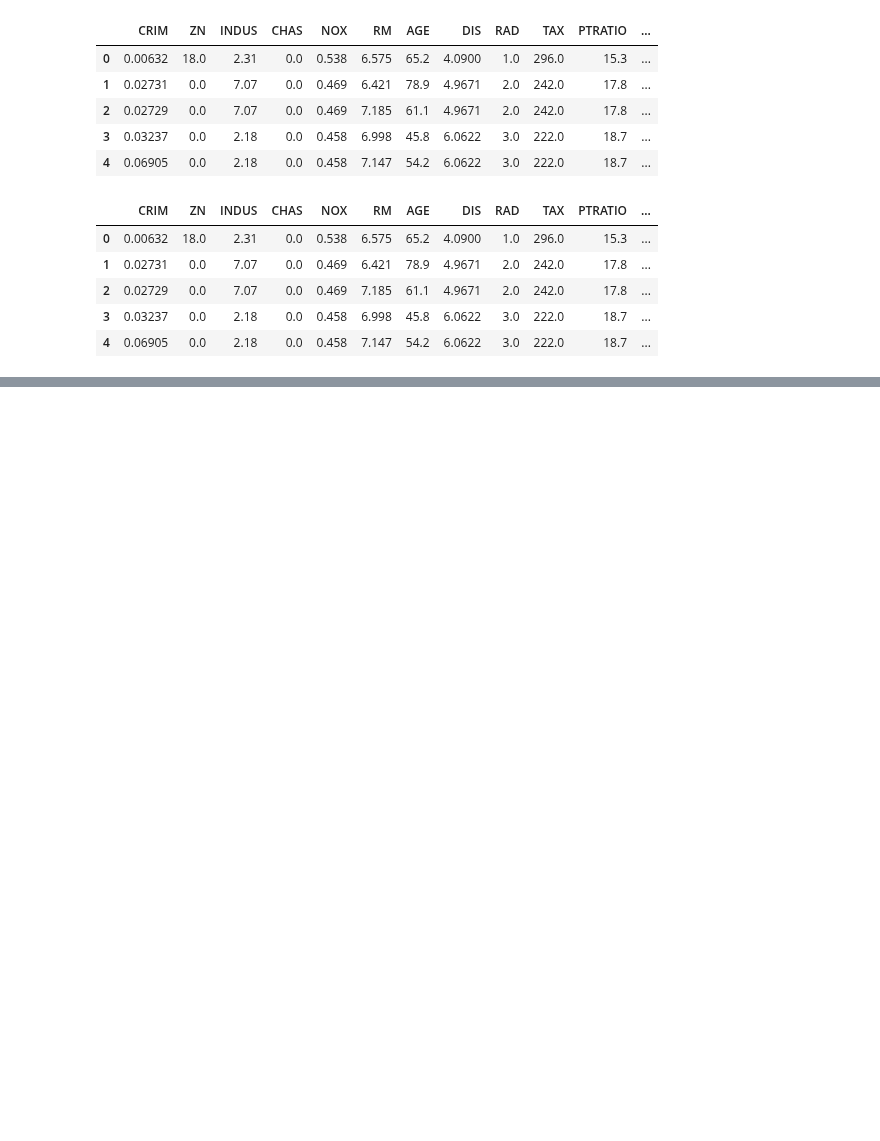
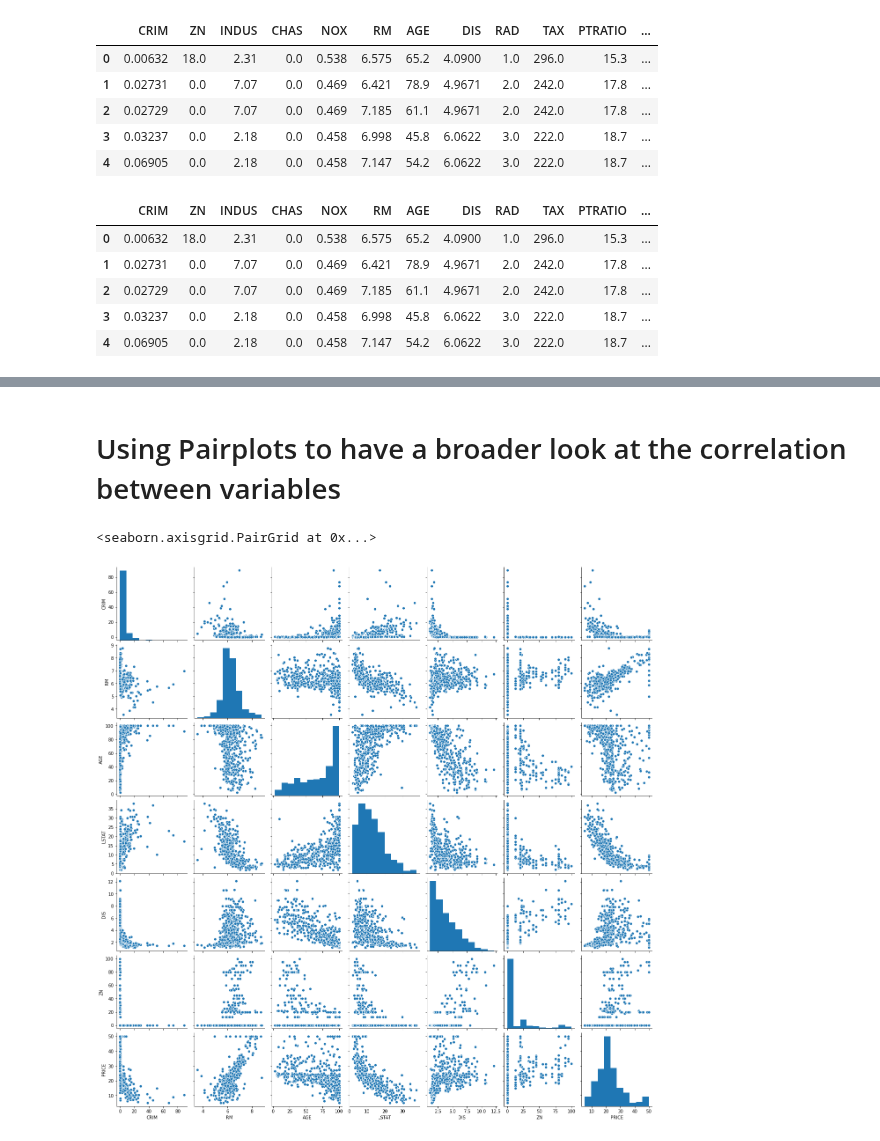
Before and after one commit to RancyChepchirchir/Assignments, a Jupyter notebook: 16.LinearRegression.ipynb, the cells around one changed output, grey strips where cells are left out. Saved outputs shown, nothing was run; the diff lists cells and outputs as text; code cells hidden in the pictures; blank space fills up the shorter version.

```diff
--- a/16.LinearRegression.ipynb
+++ b/16.LinearRegression.ipynb
@@ -121,0 +211,10 @@ bos.head()
+# %% [markdown]
+# Using Pairplots to have a broader look at the correlation between variables
+# %%
+# Here i am subsetting only the part of the DF i am interested in ie Crime, No of rooms, Age of the house, Price
+sns.pairplot(bos[['CRIM','RM','AGE','LSTAT','DIS','ZN','PRICE']])
+
+#sns.pairplot(bos) # in case you want to plot whole dataset!
+# %% [output]
+<seaborn.axisgrid.PairGrid at 0x...>
+[figure, added]
```
Also changed, not shown: parts of 48 cells of this notebook, 2 other files.
